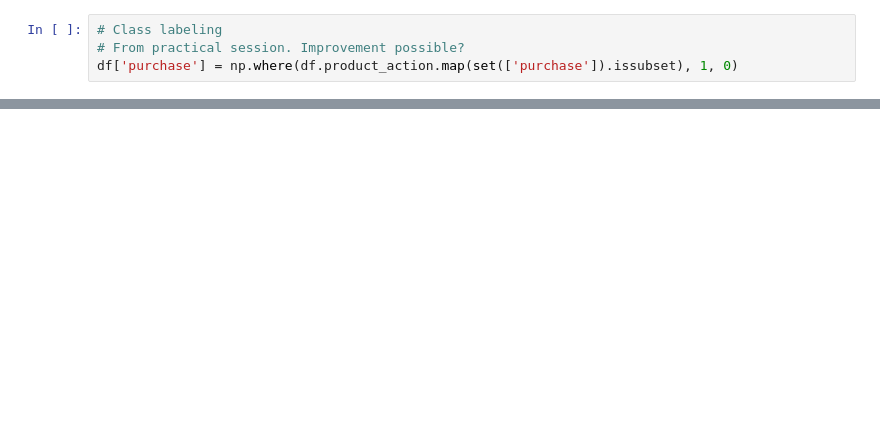
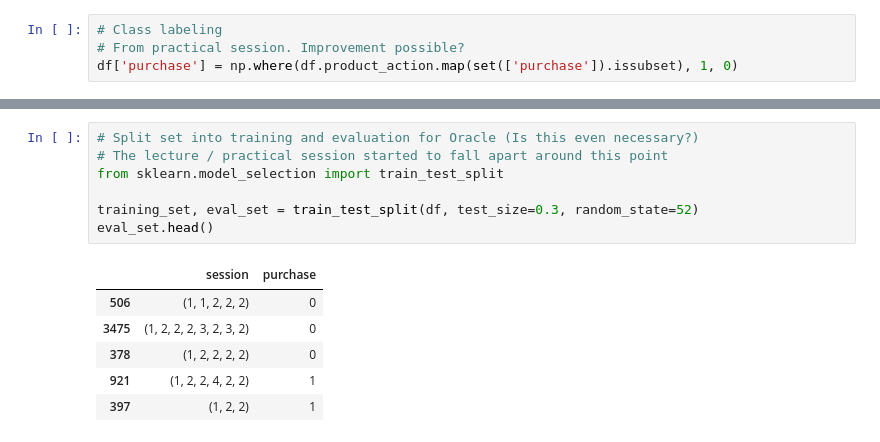
Before and after one commit to TomasVanDenBoom/ACD, a Jupyter notebook: Preprocessing.ipynb, the cells around one changed output, grey strips where cells are left out. Saved outputs shown, nothing was run; the diff lists cells and outputs as text; blank space fills up the shorter version.

```diff
--- a/Preprocessing.ipynb
+++ b/Preprocessing.ipynb
@@ -31,0 +104,14 @@ df['product_action'] = df['product_action'].map(lambda x: x[0:(x.index('purchase
+# %%
+# Split set into training and evaluation for Oracle (Is this even necessary?)
+# The lecture / practical session started to fall apart around this point
+from sklearn.model_selection import train_test_split
+
+training_set, eval_set = train_test_split(df, test_size=0.3, random_state=52)
+eval_set.head()
+# %% [output]
+|  | session | purchase |
+| 506 | (1, 1, 2, 2, 2) | 0 |
+| 3475 | (1, 2, 2, 2, 3, 2, 3, 2) | 0 |
+| 378 | (1, 2, 2, 2, 2) | 0 |
+| 921 | (1, 2, 2, 4, 2, 2) | 1 |
+| 397 | (1, 2, 2) | 1 |
```
Also changed, not shown: parts of 9 cells of this notebook.
